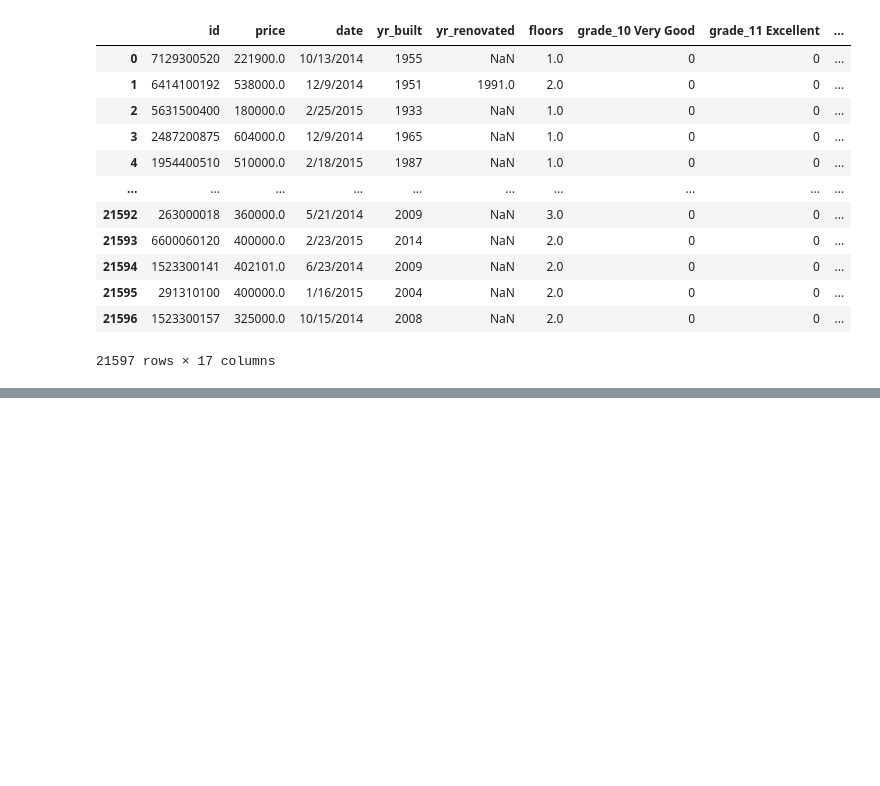
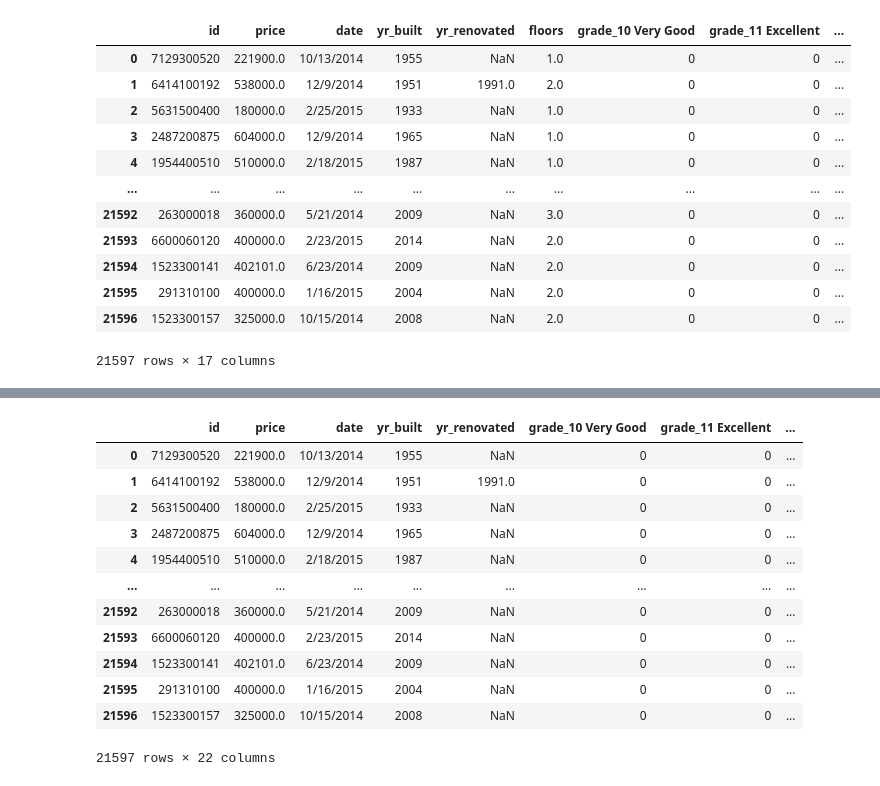
Before and after one commit to Jyve00/King-County-Housing-, a Jupyter notebook: notebooks/Matthew/Matthew-EDA.ipynb, the cells around one changed output, grey strips where cells are left out. Cells and saved outputs as stored; diff of their text form; code cells hidden in the pictures; blank space fills up the shorter version.

```diff
--- a/notebooks/Matthew/Matthew-EDA.ipynb
+++ b/notebooks/Matthew/Matthew-EDA.ipynb
@@ -172,0 +191,20 @@ kc_m
+# %%
+# We only have 6 distinct categories, so lets encode them
+kc_m = pd.get_dummies(data=kc_m, columns=['floors'])
+# %%
+# Visually confirm expected results.
+kc_m
+# %% [output]
+|  | id | price | date | yr_built | yr_renovated | grade_10 Very Good | grade_11 Excellent | ... |
+| 0 | 7129300520 | 221900.0 | 10/13/2014 | 1955 | NaN | 0 | 0 | ... |
+| 1 | 6414100192 | 538000.0 | 12/9/2014 | 1951 | 1991.0 | 0 | 0 | ... |
+| 2 | 5631500400 | 180000.0 | 2/25/2015 | 1933 | NaN | 0 | 0 | ... |
+| 3 | 2487200875 | 604000.0 | 12/9/2014 | 1965 | NaN | 0 | 0 | ... |
+| 4 | 1954400510 | 510000.0 | 2/18/2015 | 1987 | NaN | 0 | 0 | ... |
+| ... | ... | ... | ... | ... | ... | ... | ... | ... |
+| 21592 | 263000018 | 360000.0 | 5/21/2014 | 2009 | NaN | 0 | 0 | ... |
+| 21593 | 6600060120 | 400000.0 | 2/23/2015 | 2014 | NaN | 0 | 0 | ... |
+| 21594 | 1523300141 | 402101.0 | 6/23/2014 | 2009 | NaN | 0 | 0 | ... |
+| 21595 | 291310100 | 400000.0 | 1/16/2015 | 2004 | NaN | 0 | 0 | ... |
+| 21596 | 1523300157 | 325000.0 | 10/15/2014 | 2008 | NaN | 0 | 0 | ... |
+21597 rows × 22 columns
```
Also changed, not shown: parts of 3 cells of this notebook.
